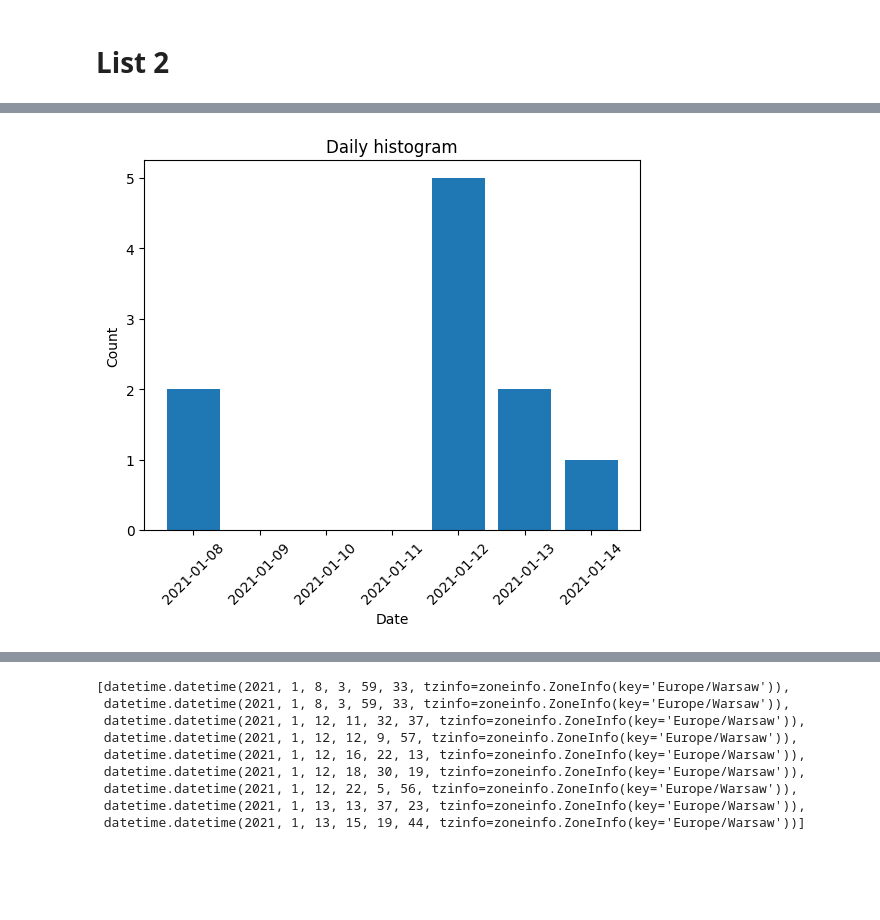
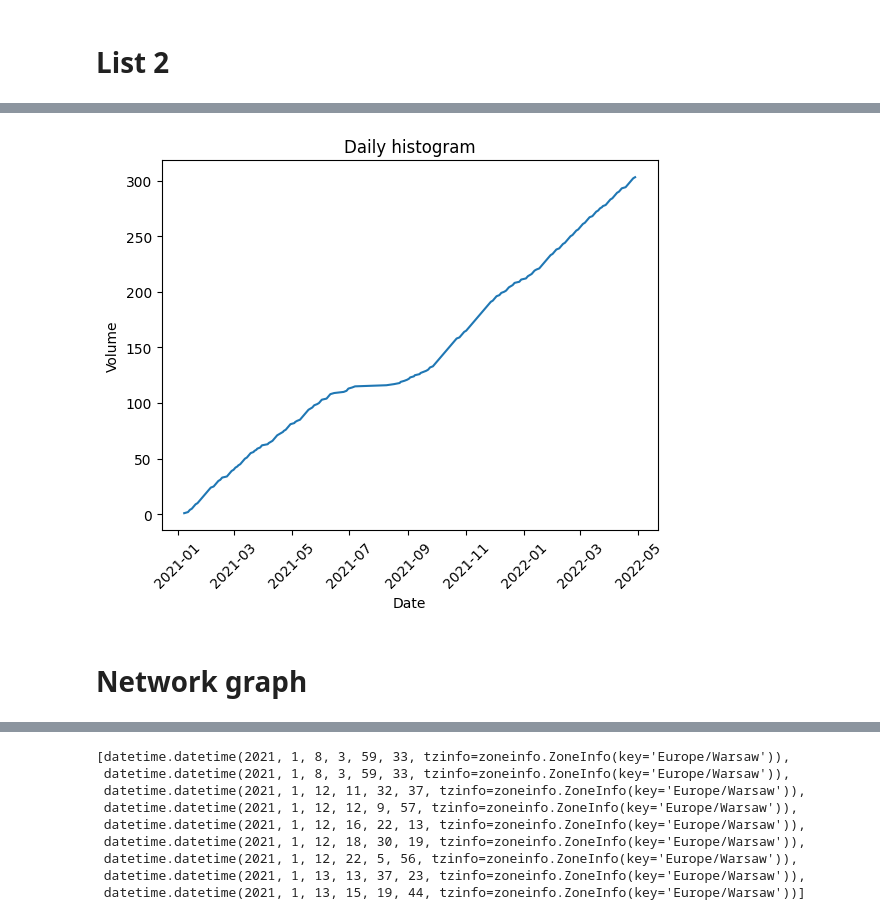
Before and after one commit to Ziverael/Studies2, a Jupyter notebook: aoud/list2.ipynb, the cells around one changed output, grey strips where cells are left out. Saved outputs shown, nothing was run; the diff lists cells and outputs as text; code cells hidden in the pictures; blank space fills up the shorter version.

```diff
--- a/aoud/list2.ipynb
+++ b/aoud/list2.ipynb
@@ -63,7 +81,9 @@ Successfully read 10.
 # )
 
 daily_hist = (
-    dates.group_by_dynamic(
+    dates
+    .sort("Time")
+    .group_by_dynamic(
         index_column="Time",
         every="1d",
         closed="left"
@@ -71,5 +91,30 @@ daily_hist = (
     .agg(pl.len().alias("count"))
 )
 
-daily_hist
+daily_pattern = (
+    dates
+    .with_columns(pl.col("Time").dt.hour().alias("hour"))
+    .group_by("hour")
+    .agg(pl.len().alias("count"))
+    .sort("hour")
+)
+
+monthly_pattern = (
+    dates
+    .with_columns(pl.col("Time").dt.month().alias("month"))
+    .group_by("month")
+    .agg(pl.len().alias("count"))
+    .sort("month")
+)
+
+
+weekly_pattern = (
+    dates
+    .with_columns(pl.col("Time").dt.weekday().alias("day"))
+    .group_by("day")
+    .agg(pl.len().alias("count"))
+    .sort("day")
+)
+daily_pattern
+monthly_pattern
 # %% [output]
@@ -83,10 +168,21 @@ shape: (4, 2)
+# %%
+daily_volume = (
+    daily_hist
+    .group_by("Time")
+    .agg(pl.len().alias("count"))
+    .with_columns(
+        pl.col("count").cum_sum().alias("cumulative_count")
+    )
+)
 # %%
 
-plt.bar(daily_hist["Time"], daily_hist["count"])
+plt.plot(daily_volume["Time"], daily_volume["cumulative_count"])
 plt.xlabel("Date")
-plt.ylabel("Count")
+plt.ylabel("Volume")
 plt.title("Daily histogram")
 plt.xticks(rotation=45)
 plt.show()
 # %% [output]
-[figure, old version]
+[figure, new version]
+# %% [markdown]
+# Network graph
```
Also changed, not shown: parts of 10 cells of this notebook, 1 other file.
